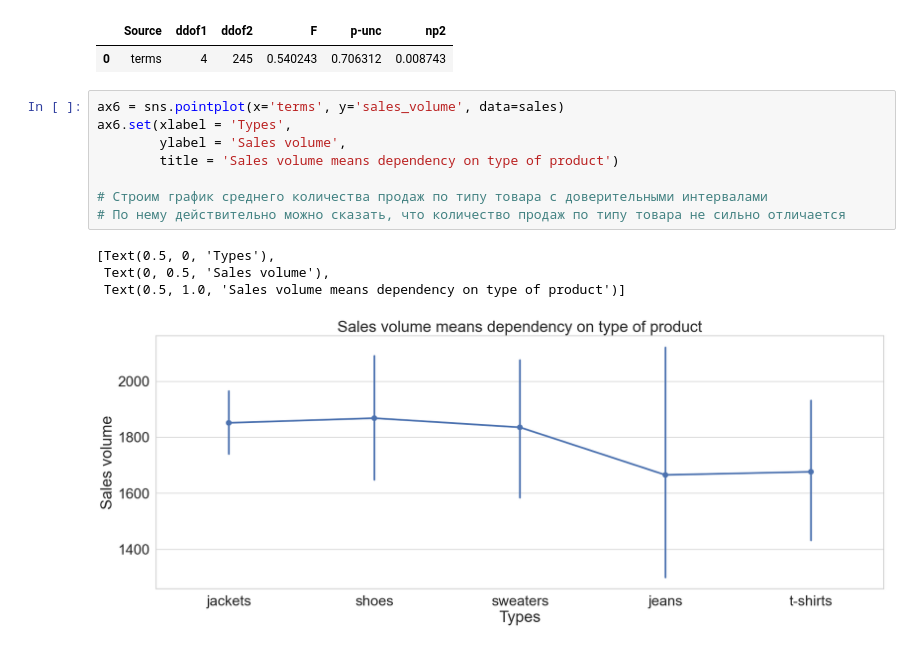
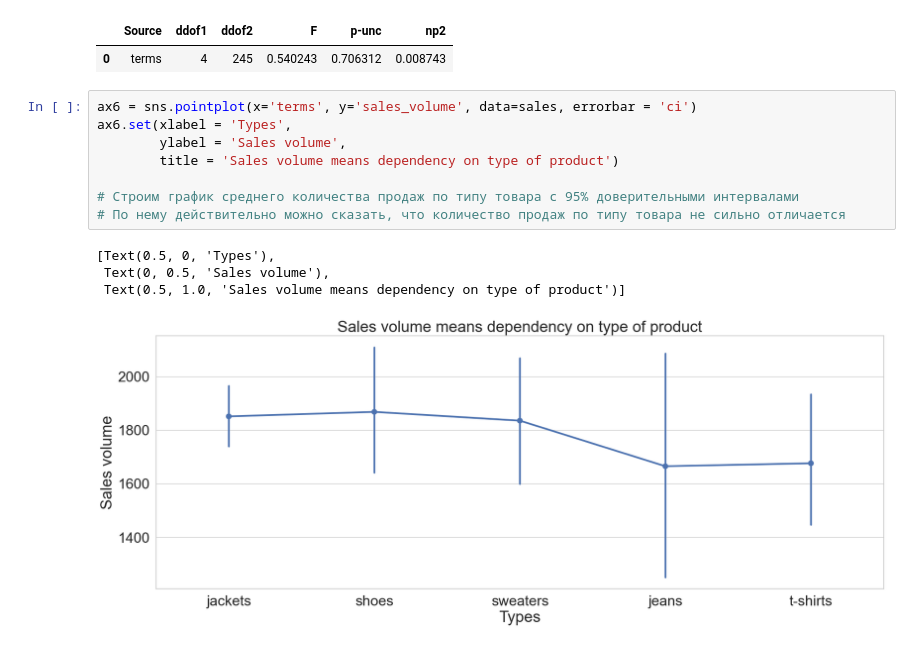
Before and after one commit to Kelebrimbor/Analytics, a Jupyter notebook: Zara_sales/Kaggle_Zara_sales.ipynb, the cells around one changed output. Saved outputs shown, nothing was run; the diff lists cells and outputs as text.

Commit message:
Improved type of products analytics
Removed wrong assumptions;
Added new analytics in terms of type of product

```diff
--- a/Zara_sales/Kaggle_Zara_sales.ipynb
+++ b/Zara_sales/Kaggle_Zara_sales.ipynb
@@ -631,15 +655,15 @@ pg.anova(data=sales, dv='sales_volume', between='terms')
 |  | Source | ddof1 | ddof2 | F | p-unc | np2 |
 | 0 | terms | 4 | 245 | 0.540243 | 0.706312 | 0.008743 |
 # %%
-ax6 = sns.pointplot(x='terms', y='sales_volume', data=sales)
+ax6 = sns.pointplot(x='terms', y='sales_volume', data=sales, errorbar = 'ci')
 ax6.set(xlabel = 'Types',
         ylabel = 'Sales volume',
         title = 'Sales volume means dependency on type of product')
 
-# Строим график среднего количества продаж по типу товара с доверительными интервалами
+# Строим график среднего количества продаж по типу товара с 95% доверительными интервалами
 # По нему действительно можно сказать, что количество продаж по типу товара не сильно отличается
 # %% [output]
 [Text(0.5, 0, 'Types'),
  Text(0, 0.5, 'Sales volume'),
  Text(0.5, 1.0, 'Sales volume means dependency on type of product')]
-[figure, old version]
+[figure, new version]
```
Also changed, not shown: parts of 19 cells of this notebook.
